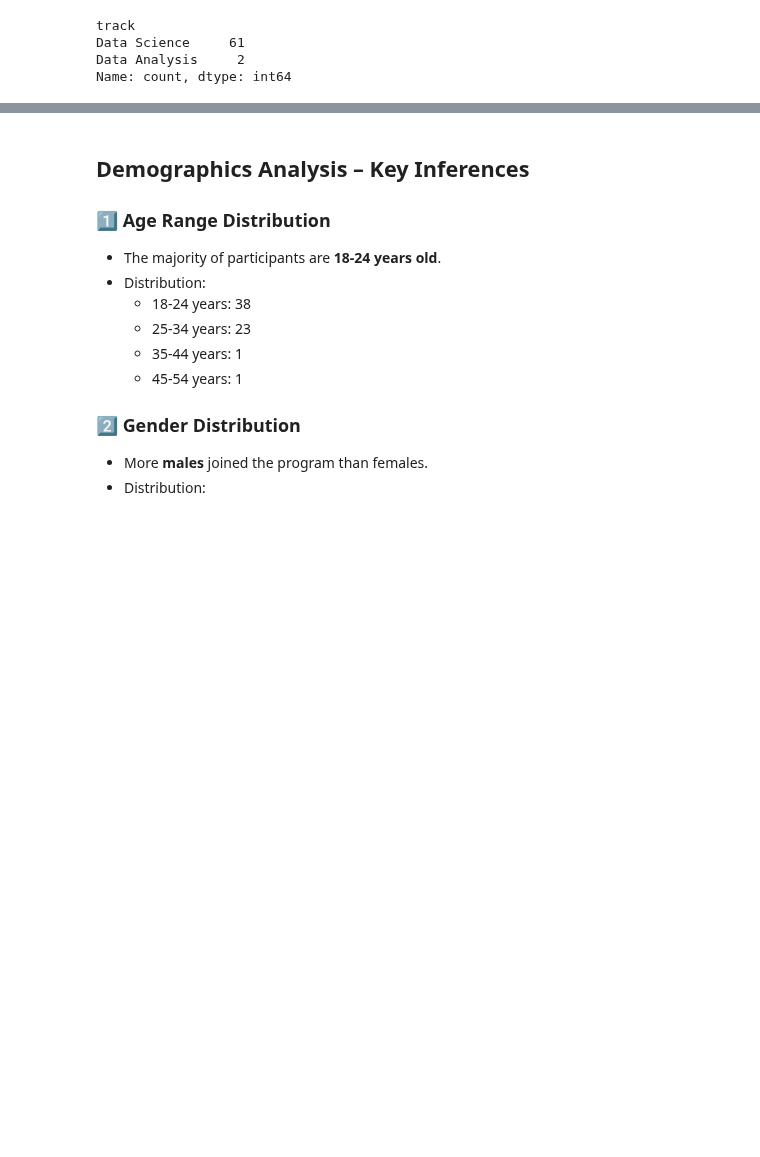
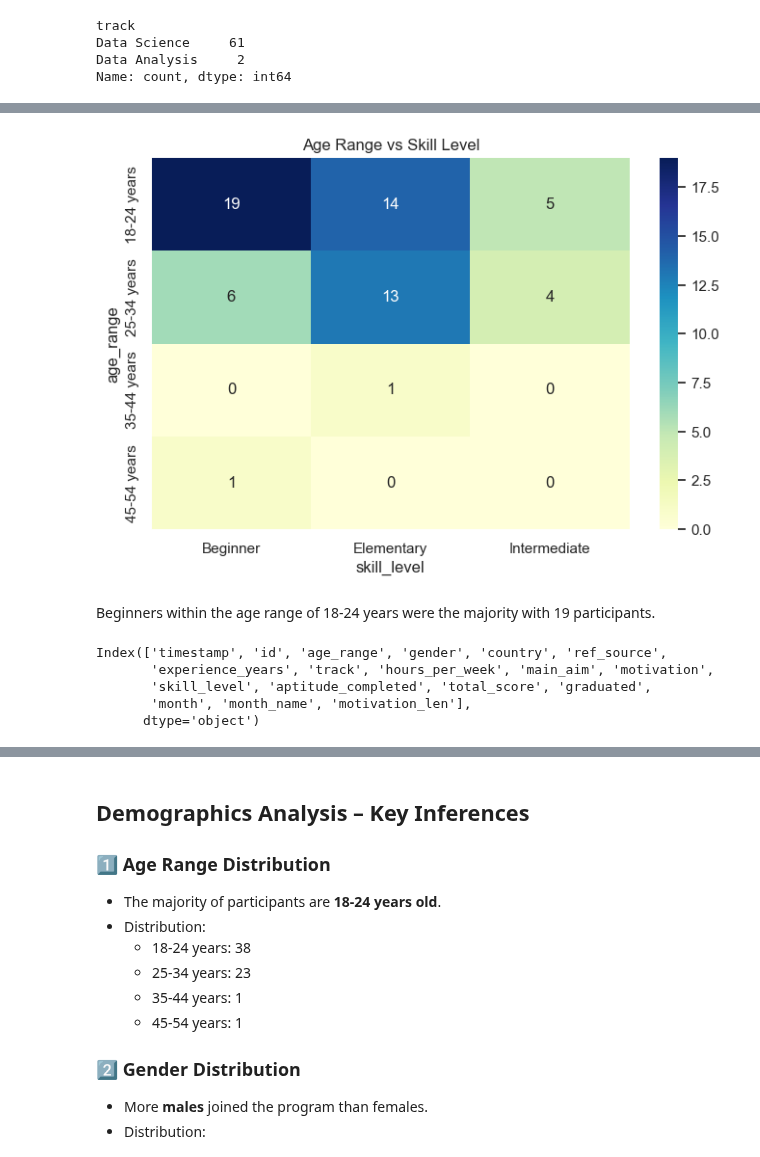
Before and after one commit to J-Kimani/DS, a Jupyter notebook: Projects/Data Proficiency Project/Data Proficiency Project.ipynb, the cells around one changed output, grey strips where cells are left out. Cells and saved outputs as stored; diff of their text form; code cells hidden in the pictures; blank space fills up the shorter version.

```diff
--- a/Projects/Data Proficiency Project/Data Proficiency Project.ipynb
+++ b/Projects/Data Proficiency Project/Data Proficiency Project.ipynb
@@ -816,0 +860,4 @@ Majority of the applicants applied to the data science track with 61 and 2 in da
+# %%
+# Cross-tab: Age Range × Skill Level
+age_skill = pd.crosstab(df2['age_range'], df2['skill_level'])
+age_skill
@@ -816,0 +871,17 @@ Majority of the applicants applied to the data science track with 61 and 2 in da
+# %%
+plt.figure(figsize=(8,5))
+sns.heatmap(age_skill, annot=True, cmap="YlGnBu")
+plt.title("Age Range vs Skill Level")
+plt.show()
+# %% [output]
+[figure, added]
+# %% [markdown]
+Beginners within the age range of 18-24 years were the majority with 19 participants.
+# %%
+df2.columns
+# %% [output]
+Index(['timestamp', 'id', 'age_range', 'gender', 'country', 'ref_source',
+       'experience_years', 'track', 'hours_per_week', 'main_aim', 'motivation',
+       'skill_level', 'aptitude_completed', 'total_score', 'graduated',
+       'month', 'month_name', 'motivation_len'],
+      dtype='object')
```
Also changed, not shown: parts of 26 cells of this notebook, 1 other file.
